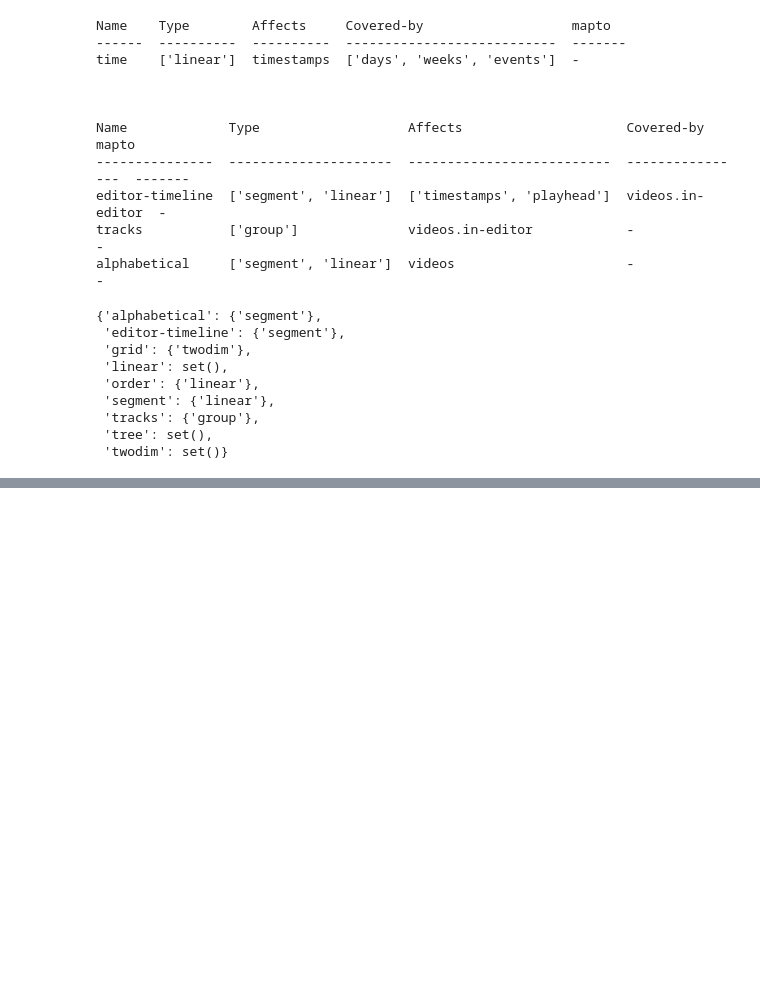
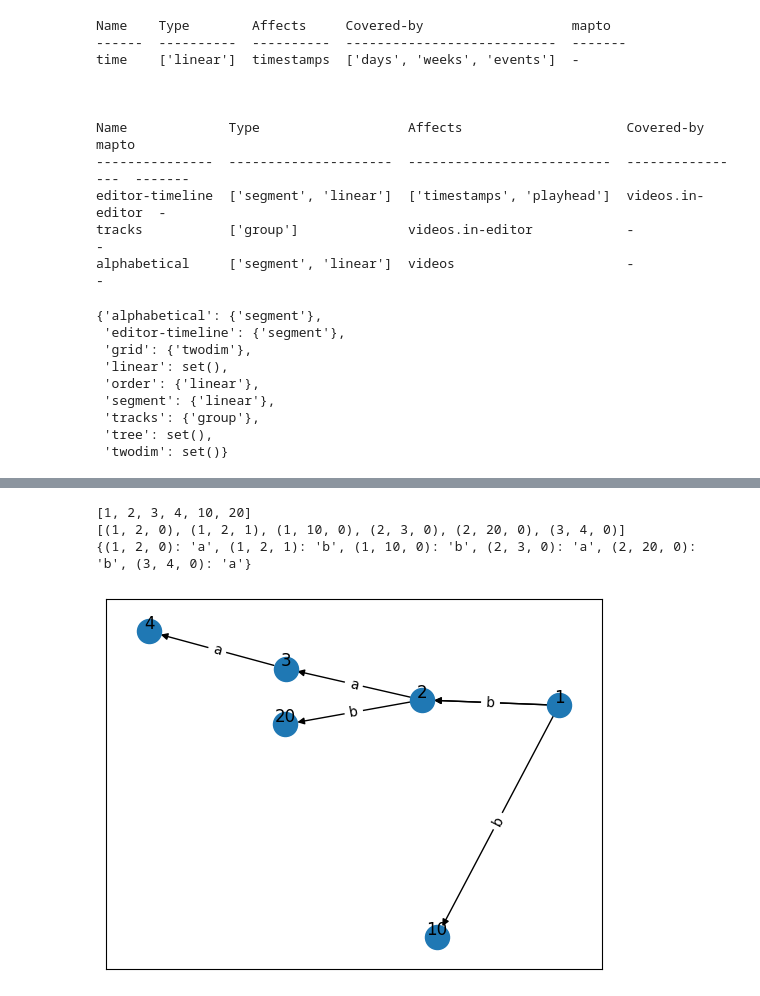
Before and after one commit to MatthewBeaudouinLafon/computable-interface-schema, a Jupyter notebook: flaml-schemas/flaml-5.1/metaphor2.ipynb, the cells around one changed output, grey strips where cells are left out. Saved outputs shown, nothing was run; the diff lists cells and outputs as text; code cells hidden in the pictures; blank space fills up the shorter version.

```diff
--- a/flaml-schemas/flaml-5.1/metaphor2.ipynb
+++ b/flaml-schemas/flaml-5.1/metaphor2.ipynb
@@ -1134,0 +1349,21 @@ pprint(StructRegistry(test_spec).typeRegistry)
+# %%
+# NOTE: source need to be
+test_graph = nx.MultiDiGraph()
+test_graph.add_nodes_from([1,2,3,4])
+test_graph.add_edges_from([(1,2, {'rel': 'a'}), (2,3, {'rel': 'a'}), (3, 4, {'rel': 'a'})])
+
+other_graph = nx.MultiDiGraph()
+other_graph.add_nodes_from([1,2,3,10,20])
+test_graph.add_edges_from([(1,2, {'rel': 'b'}), (1,10, {'rel': 'b'}), (2, 20, {'rel': 'b'})])
+
+composed_graph = nx.compose(test_graph, other_graph)
+print(composed_graph.nodes)
+print(composed_graph.edges)
+print(nx.get_edge_attributes(composed_graph, 'rel'))
+
+draw_graph(composed_graph, 'rel')
+# %% [output]
+[1, 2, 3, 4, 10, 20]
+[(1, 2, 0), (1, 2, 1), (1, 10, 0), (2, 3, 0), (2, 20, 0), (3, 4, 0)]
+{(1, 2, 0): 'a', (1, 2, 1): 'b', (1, 10, 0): 'b', (2, 3, 0): 'a', (2, 20, 0): 'b', (3, 4, 0): 'a'}
+[figure, added]
```
Also changed, not shown: parts of 35 cells of this notebook, 2 other files.
